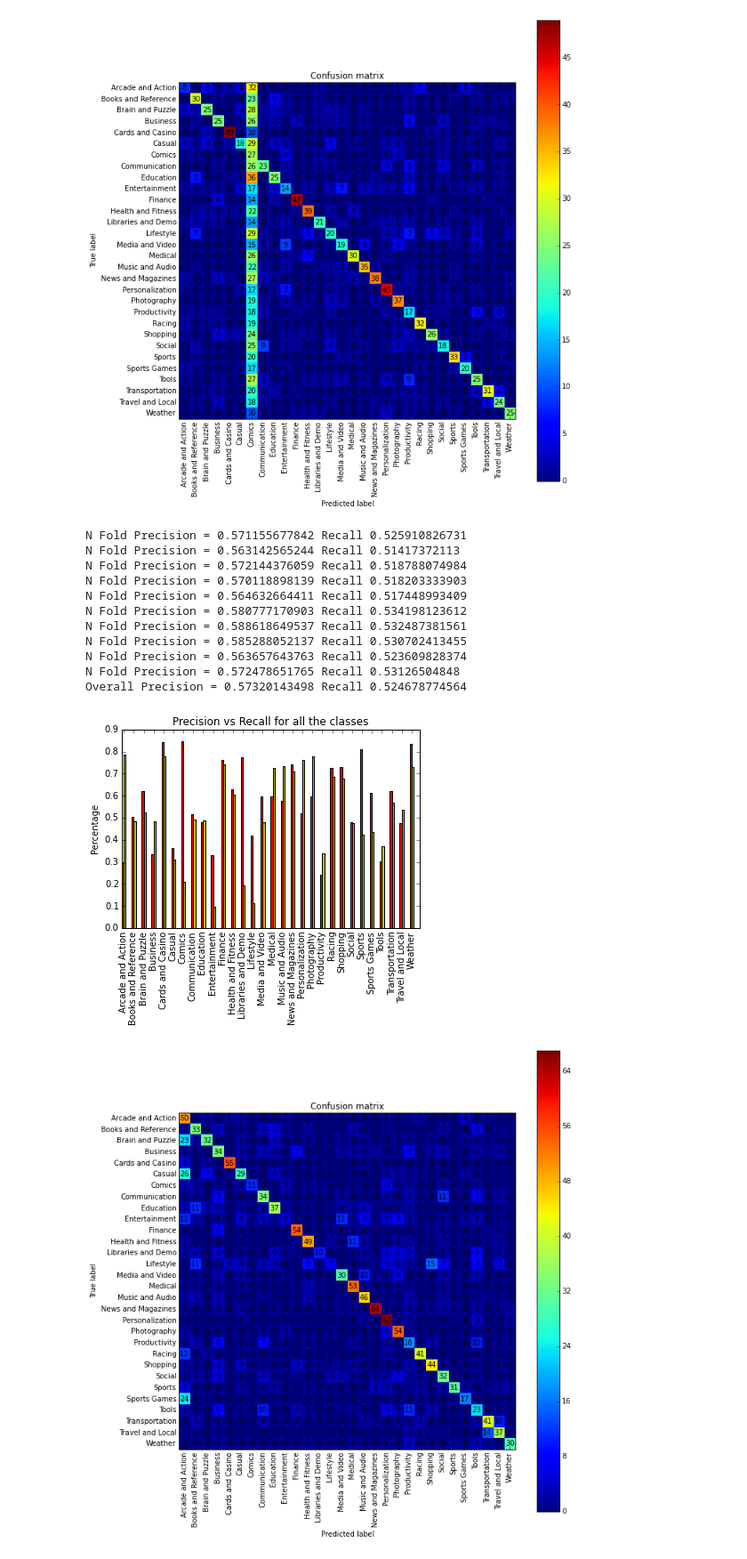
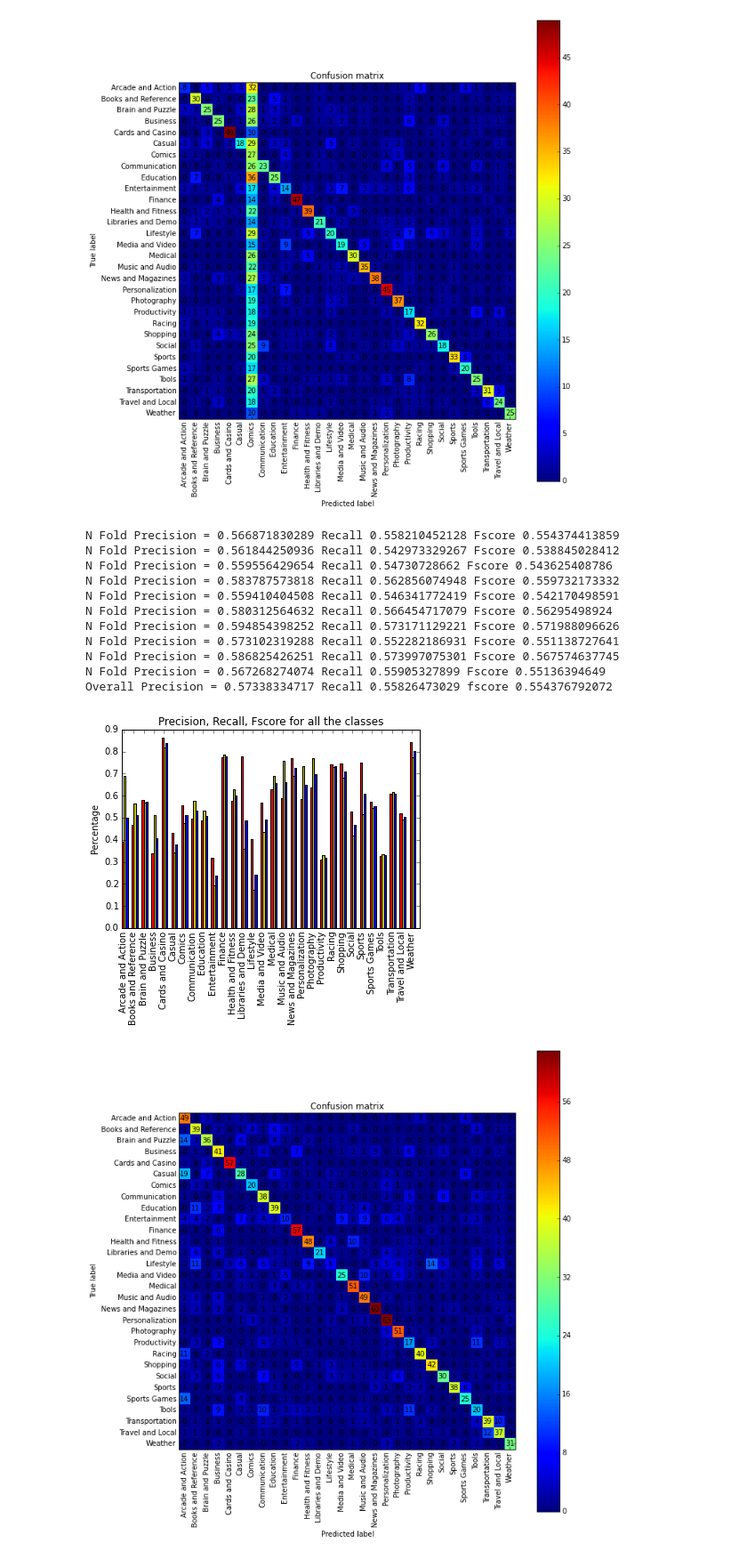
Before and after one commit to piyushchauhan2011/datamining, a Jupyter notebook: KNN.ipynb, the cells around one changed output. Shown at 89% size. Cells and saved outputs as stored; diff of their text form; code cells hidden in the pictures.

```diff
--- a/KNN.ipynb
+++ b/KNN.ipynb
@@ -37,16 +37,22 @@ for train_idx, test_idx in kf:
 
     (precision, recall, fscore, support) = precision_recall_fscore_support(test_labels, predict_labels_arr)
 
-    results.append((precision, recall))
+    results.append((precision, recall, fscore))
     cm = confusion_matrix(test_labels, predict_labels_arr, myappdata.total_sorted_app_labels)
 
-    print("N Fold Precision = {0} Recall {1}".format(sum(precision)/precision.size, sum(recall)/recall.size))
+    print("N Fold Precision = {0} Recall {1} Fscore {2}".format(sum(precision)/precision.size,
+                                                                sum(recall)/recall.size,
+                                                                sum(fscore)/fscore.size))
 
 average_precision =  [sum(elem)/len(elem) for elem in zip(*[x[0] for x in results])]
 average_recall = [sum(elem)/len(elem) for elem in zip(*[x[1] for x in results])]
-print("Overall Precision = {0} Recall {1}".format(sum(average_precision)/len(average_precision),
-                                                  sum(average_recall)/len(average_recall)))
-plot_precision_and_recall(average_precision, average_recall, myappdata.total_sorted_app_labels)
+average_fscore = [sum(elem)/len(elem) for elem in zip(*[x[2] for x in results])]
+
+print("Overall Precision = {0} Recall {1} fscore {2}".format(sum(average_precision)/len(average_precision),
+                                                  sum(average_recall)/len(average_recall),
+                                                    sum(average_fscore)/len(average_fscore)))
+
+plot_precision_and_recall(average_precision, average_recall, average_fscore, myappdata.total_sorted_app_labels)
 plot_confusion_matrix(cm, myappdata.total_sorted_app_labels)
 # %% [output]
 N Fold Precision = 0.559308618436 Recall 0.485795034191
@@ -108,46 +163,53 @@ Overall Precision = 0.563491670402 Recall 0.408037764177
 # %%
 from sklearn.neighbors import KNeighborsClassifier
 import numpy as np
 from sklearn.decomposition import TruncatedSVD
 
 results = []
 
 kf = KFold(n=20104, n_folds=10, random_state=42)
 for train_idx, test_idx in kf:
     (train_data, train_labels) = myappdata.get_data_and_labels(train_idx)
     (test_data, test_labels) = myappdata.get_data_and_labels(test_idx)
     test_app_names = myappdata.get_app_names(test_idx)
     svd = TruncatedSVD(n_components=200, random_state=42)
     reduced_train_data = svd.fit_transform(train_data)
-    clf = KNeighborsClassifier(n_neighbors=100)
+    clf = KNeighborsClassifier(n_neighbors=14)
     clf.fit(reduced_train_data, train_labels)
     reduced_test_data = svd.transform(test_data)
     predict_labels_arr = clf.predict(reduced_test_data)
 
     (precision, recall, fscore, support) = precision_recall_fscore_support(test_labels, predict_labels_arr)
 
-    results.append((precision, recall))
+
+    results.append((precision, recall, fscore))
     cm = confusion_matrix(test_labels, predict_labels_arr, myappdata.total_sorted_app_labels)
 
-    print("N Fold Precision = {0} Recall {1}".format(sum(precision)/precision.size, sum(recall)/recall.size))
+    print("N Fold Precision = {0} Recall {1} Fscore {2}".format(sum(precision)/precision.size,
+                                                                sum(recall)/recall.size,
+                                                                sum(fscore)/fscore.size))
 
 average_precision =  [sum(elem)/len(elem) for elem in zip(*[x[0] for x in results])]
 average_recall = [sum(elem)/len(elem) for elem in zip(*[x[1] for x in results])]
-print("Overall Precision = {0} Recall {1}".format(sum(average_precision)/len(average_precision),
-                                                  sum(average_recall)/len(average_recall)))
-plot_precision_and_recall(average_precision, average_recall, myappdata.total_sorted_app_labels)
+average_fscore = [sum(elem)/len(elem) for elem in zip(*[x[2] for x in results])]
+
+print("Overall Precision = {0} Recall {1} fscore {2}".format(sum(average_precision)/len(average_precision),
+                                                  sum(average_recall)/len(average_recall),
+                                                    sum(average_fscore)/len(average_fscore)))
+
+plot_precision_and_recall(average_precision, average_recall, average_fscore, myappdata.total_sorted_app_labels)
 plot_confusion_matrix(cm, myappdata.total_sorted_app_labels)
 # %% [output]
-N Fold Precision = 0.571155677842 Recall 0.525910826731
-N Fold Precision = 0.563142565244 Recall 0.51417372113
-N Fold Precision = 0.572144376059 Recall 0.518788074984
-N Fold Precision = 0.570118898139 Recall 0.518203333903
-N Fold Precision = 0.564632664411 Recall 0.517448993409
-N Fold Precision = 0.580777170903 Recall 0.534198123612
-N Fold Precision = 0.588618649537 Recall 0.532487381561
-N Fold Precision = 0.585288052137 Recall 0.530702413455
-N Fold Precision = 0.563657643763 Recall 0.523609828374
-N Fold Precision = 0.572478651765 Recall 0.53126504848
-Overall Precision = 0.57320143498 Recall 0.524678774564
+N Fold Precision = 0.566871830289 Recall 0.558210452128 Fscore 0.554374413859
+N Fold Precision = 0.561844250936 Recall 0.542973329267 Fscore 0.538845028412
+N Fold Precision = 0.559556429654 Recall 0.54730728662 Fscore 0.543625408786
+N Fold Precision = 0.583787573818 Recall 0.562856074948 Fscore 0.559732173332
+N Fold Precision = 0.559410404508 Recall 0.546341772419 Fscore 0.542170498591
+N Fold Precision = 0.580312564632 Recall 0.566454717079 Fscore 0.56295498924
+N Fold Precision = 0.594854398252 Recall 0.573171129221 Fscore 0.571988096626
+N Fold Precision = 0.573102319288 Recall 0.552282186931 Fscore 0.551138727641
+N Fold Precision = 0.586825426251 Recall 0.573997075301 Fscore 0.567574637745
+N Fold Precision = 0.567268274074 Recall 0.55905327899 Fscore 0.55136394649
+Overall Precision = 0.57338334717 Recall 0.55826473029 fscore 0.554376792072
-[figure, old version]
+[figure, new version]
-[figure, old version]
+[figure, new version]
```
Also changed, not shown: parts of 3 cells of this notebook.
